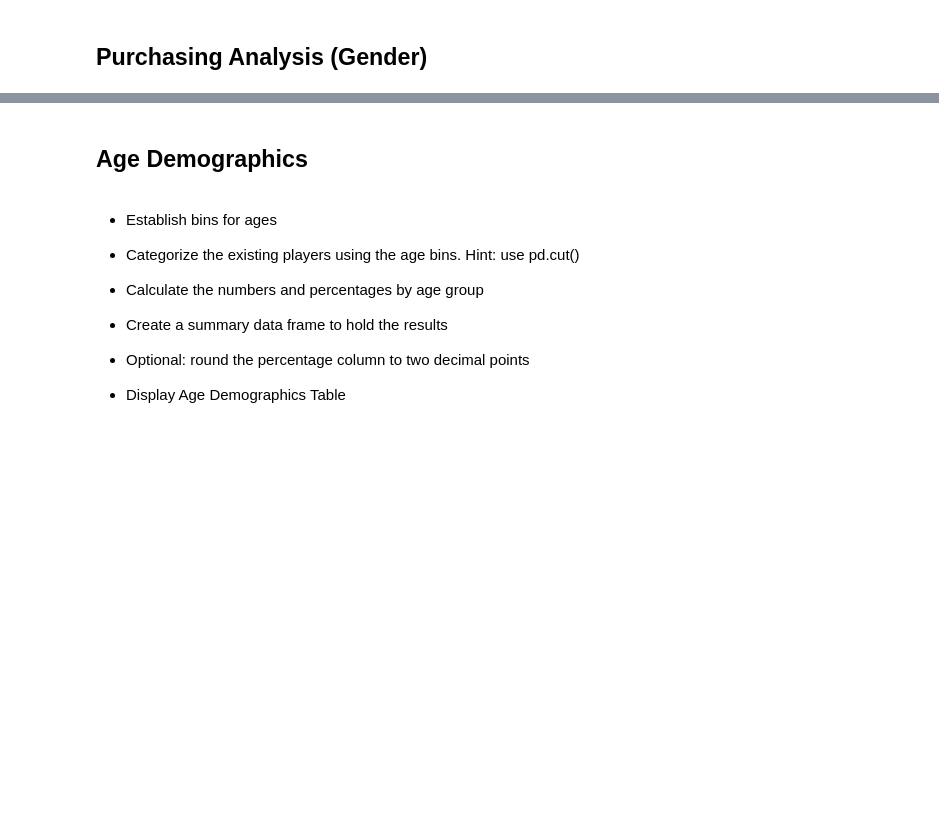
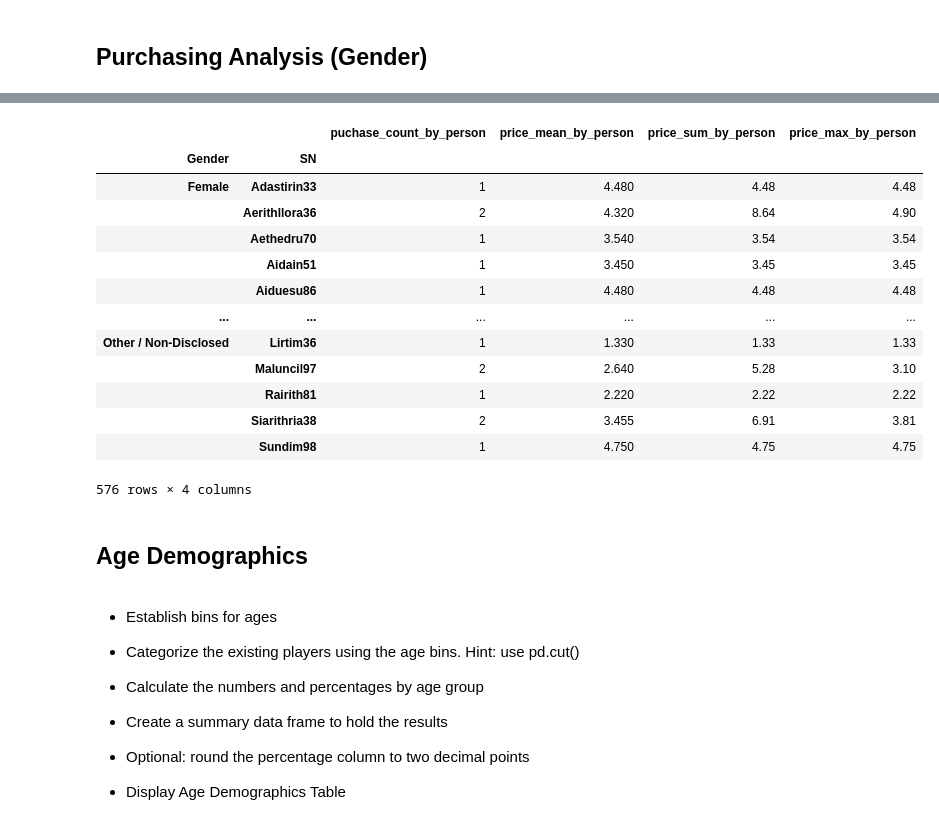
Before and after one commit to scottcm73/pandas_challenge, a Jupyter notebook: HeroesOfPymoli/HeroesOfPymoli_starter3.ipynb, the cells around one changed output, grey strips where cells are left out. Cells and saved outputs as stored; diff of their text form; code cells hidden in the pictures; blank space fills up the shorter version.

```diff
--- a/HeroesOfPymoli/HeroesOfPymoli_starter3.ipynb
+++ b/HeroesOfPymoli/HeroesOfPymoli_starter3.ipynb
@@ -104,8 +121,23 @@ gender_df
 # %%
 player_df = purchase_df.groupby(['Gender', 'SN']).agg({'Price': ['count', 'mean', 'sum', 'max']})
 player_df.columns = ['puchase_count_by_person', 'price_mean_by_person', 'price_sum_by_person', 'price_max_by_person']
 
-player_df[]
+player_df
+# %% [output]
+|  |  | puchase_count_by_person | price_mean_by_person | price_sum_by_person | price_max_by_person |
+| Gender | SN |  |  |  |  |
+| Female | Adastirin33 | 1 | 4.480 | 4.48 | 4.48 |
+|  | Aerithllora36 | 2 | 4.320 | 8.64 | 4.90 |
+|  | Aethedru70 | 1 | 3.540 | 3.54 | 3.54 |
+|  | Aidain51 | 1 | 3.450 | 3.45 | 3.45 |
+|  | Aiduesu86 | 1 | 4.480 | 4.48 | 4.48 |
+| ... | ... | ... | ... | ... | ... |
+| Other / Non-Disclosed | Lirtim36 | 1 | 1.330 | 1.33 | 1.33 |
+|  | Maluncil97 | 2 | 2.640 | 5.28 | 3.10 |
+|  | Rairith81 | 1 | 2.220 | 2.22 | 2.22 |
+|  | Siarithria38 | 2 | 3.455 | 6.91 | 3.81 |
+|  | Sundim98 | 1 | 4.750 | 4.75 | 4.75 |
+576 rows × 4 columns
 # %% [markdown]
 ## Age Demographics
 # %% [markdown]
```
Also changed, not shown: parts of 5 cells of this notebook.
